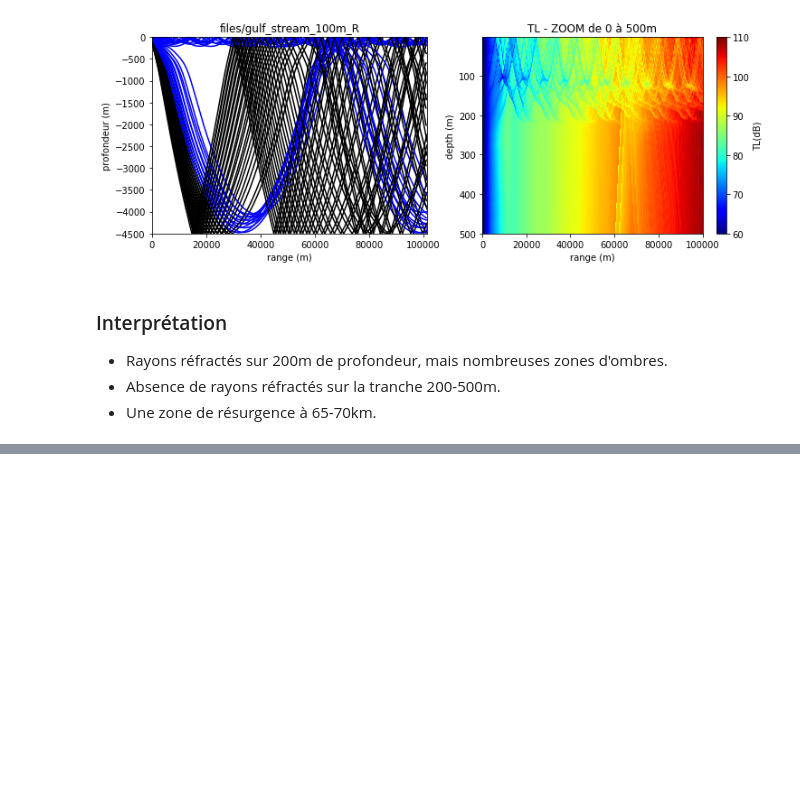
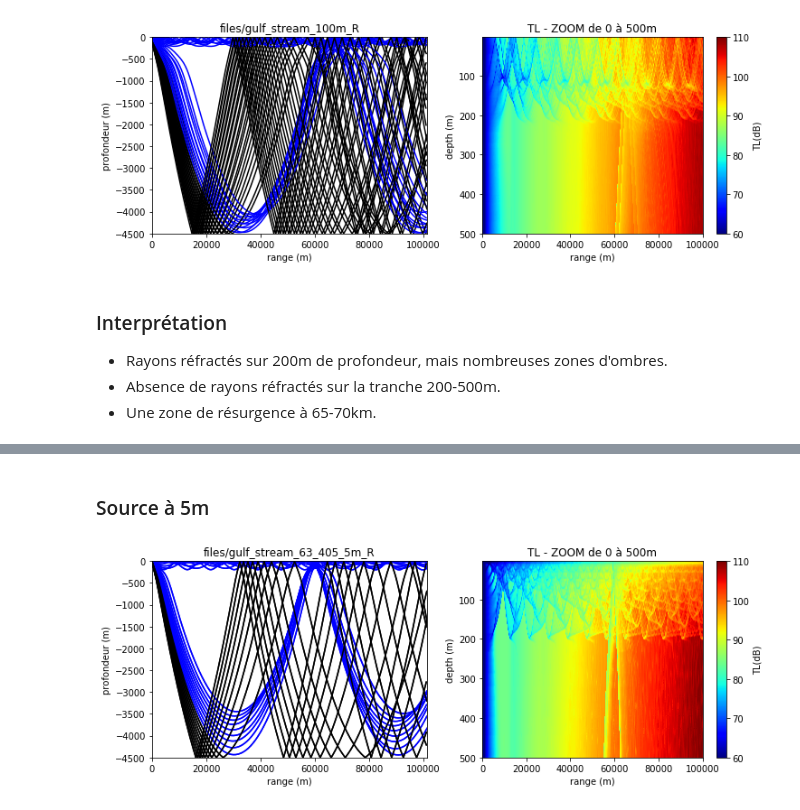
Before and after one commit to ponchama/Cognac_Acoustique, a Jupyter notebook: Bellhop/Profondeur_source.ipynb, the cells around one changed output, grey strips where cells are left out. Cells and saved outputs as stored; diff of their text form; code cells hidden in the pictures; blank space fills up the shorter version.

```diff
--- a/Bellhop/Profondeur_source.ipynb
+++ b/Bellhop/Profondeur_source.ipynb
@@ -285,0 +309,7 @@ g.plot_all(file_ray = 'files/gulf_stream_100m_R.ray', \
+# %% [markdown]
+### Source à 5m
+# %%
+g.plot_all(file_ray = 'files/gulf_stream_63_405_5m_R.ray', \
+           file_shd = 'files/gulf_stream_63_405_5m_IB.shd')
+# %% [output]
+[figure, added]
```
Also changed, not shown: parts of 8 cells of this notebook, 1 other file.
